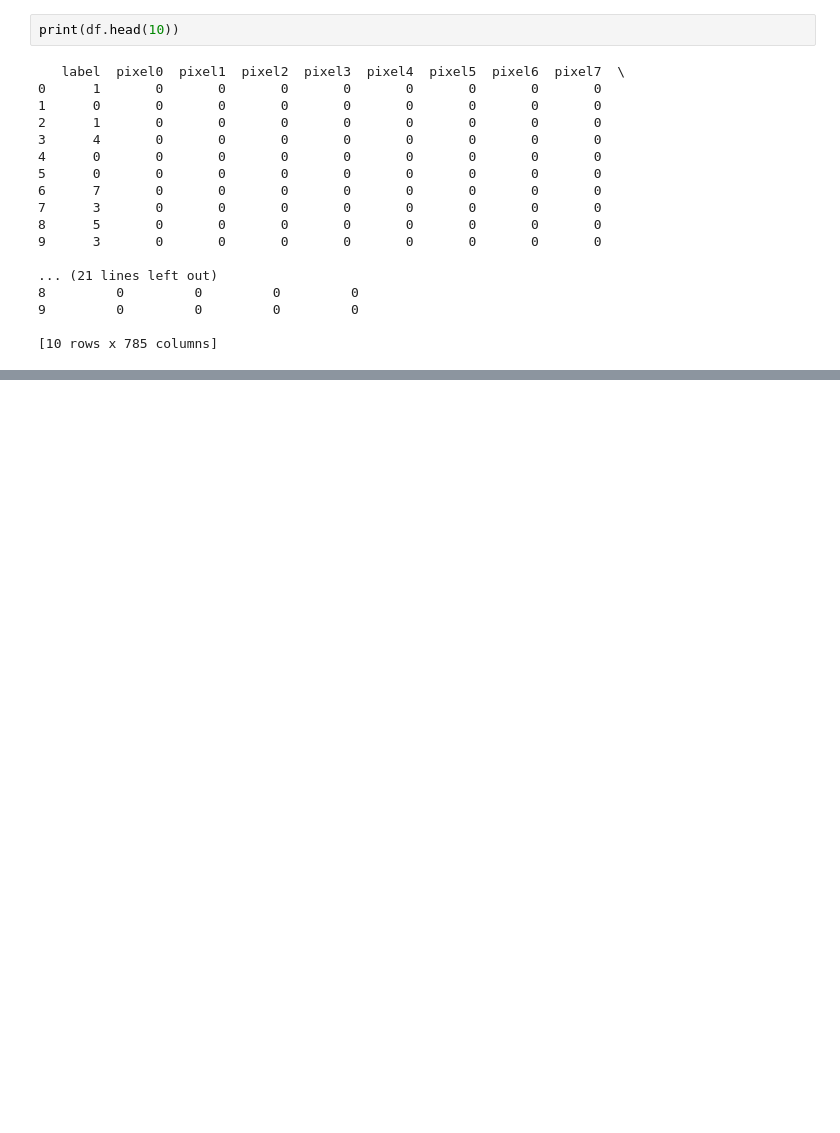
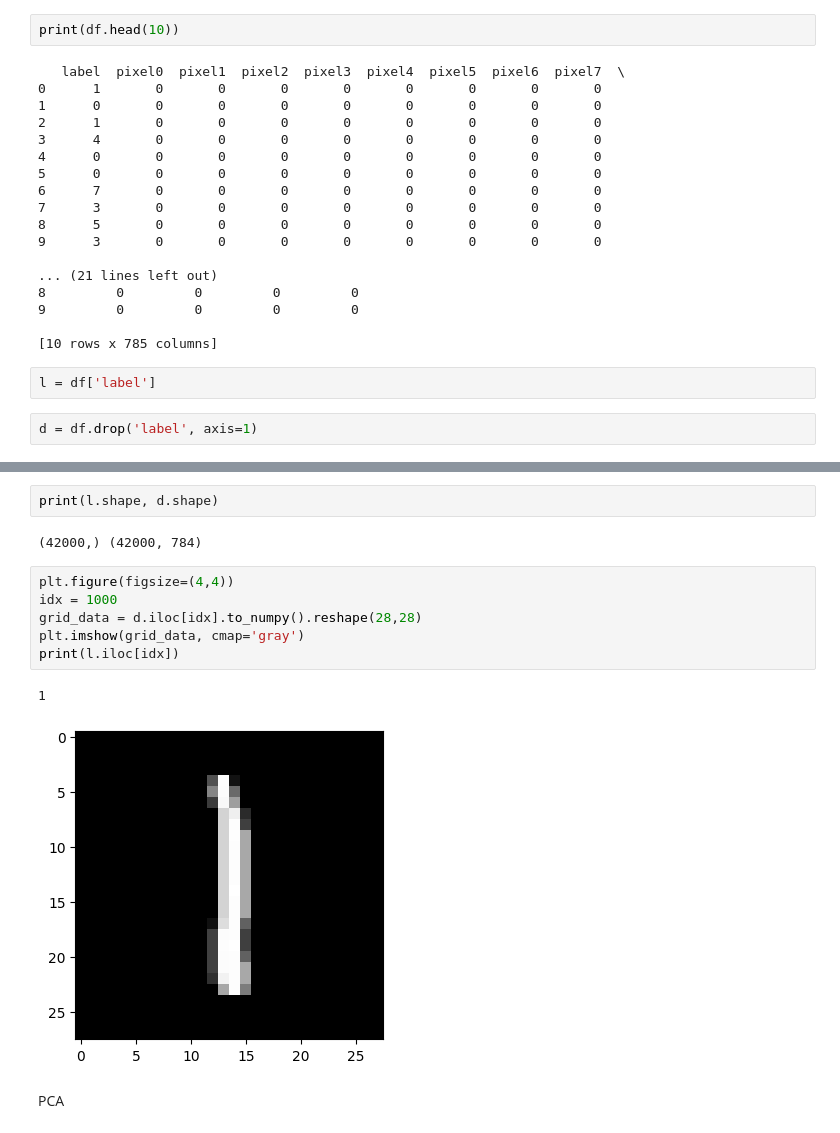
Before and after one commit to shlsharma/Data-Science, a Jupyter notebook: MNIST.ipynb, the cells around one changed output, grey strips where cells are left out. Drawn from its saved outputs; the diff is of its cells as text; blank space fills up the shorter version.

```diff
--- a/MNIST.ipynb
+++ b/MNIST.ipynb
@@ -28,3 +34,7 @@ print(df.head(10))
 9         0         0         0         0
 
 [10 rows x 785 columns]
+# %%
+l = df['label']
+# %%
+d = df.drop('label', axis=1)
@@ -30,0 +51,15 @@ print(df.head(10))
+# %%
+print(l.shape, d.shape)
+# %% [output]
+(42000,) (42000, 784)
+# %%
+plt.figure(figsize=(4,4))
+idx = 1000
+grid_data = d.iloc[idx].to_numpy().reshape(28,28)
+plt.imshow(grid_data, cmap='gray')
+print(l.iloc[idx])
+# %% [output]
+1
+[figure, added]
+# %% [markdown]
+PCA
```
Also changed, not shown: parts of 18 cells of this notebook.
